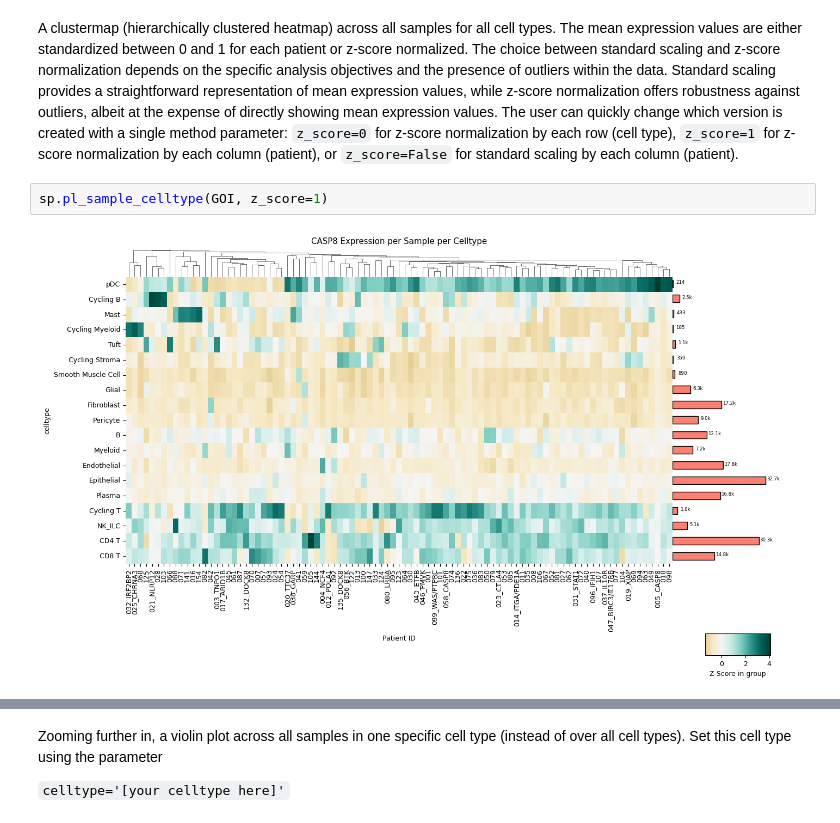
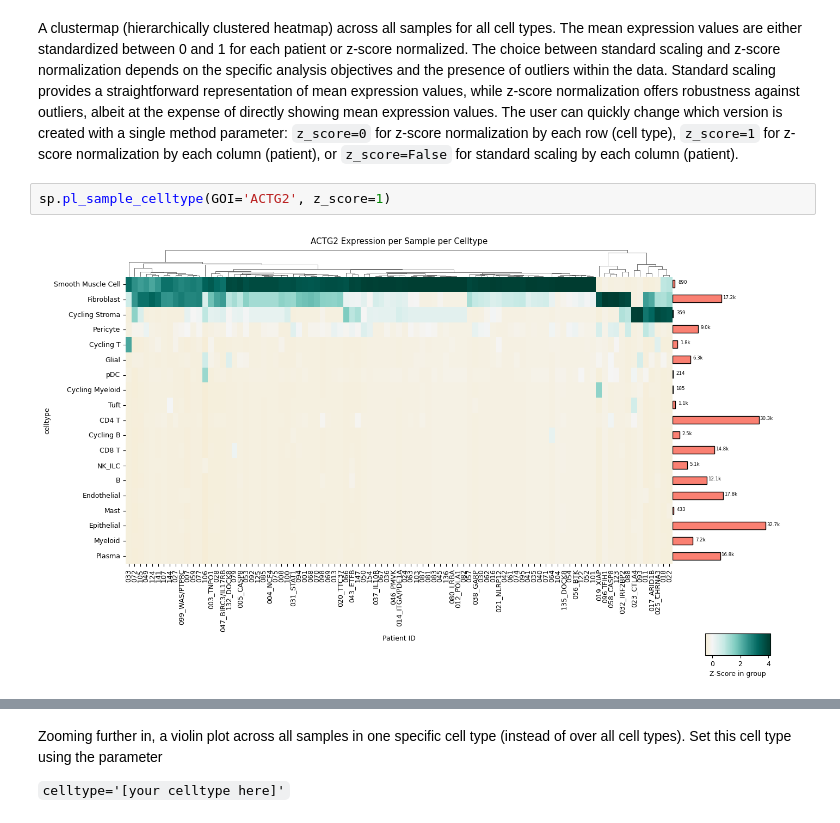
Before and after one commit to chickaroo/genereporter, a Jupyter notebook: src/sample_pipeline.ipynb, the cells around one changed output, grey strips where cells are left out. Cells and saved outputs as stored; diff of their text form.

```diff
--- a/src/sample_pipeline.ipynb
+++ b/src/sample_pipeline.ipynb
@@ -25,6 +35,6 @@ A clustermap (hierarchically clustered heatmap) across all samples for all cell
 The choice between standard scaling and z-score normalization depends on the specific analysis objectives and the presence of outliers within the data. Standard scaling provides a straightforward representation of mean expression values, while z-score normalization offers robustness against outliers, albeit at the expense of directly showing mean expression values. The user can quickly change which version is created with a single method parameter:
 <code>z_score=0</code> for z-score normalization by each row (cell type), <code>z_score=1</code> for z-score normalization by each column (patient), or <code>z_score=False</code> for standard scaling by each column (patient).
 # %%
-sp.pl_sample_celltype(GOI, z_score=1)
+sp.pl_sample_celltype(GOI='ACTG2', z_score=1)
 # %% [output]
-[figure, old version]
+[figure, new version]
```
Also changed, not shown: parts of 7 cells of this notebook, 4 other files.
